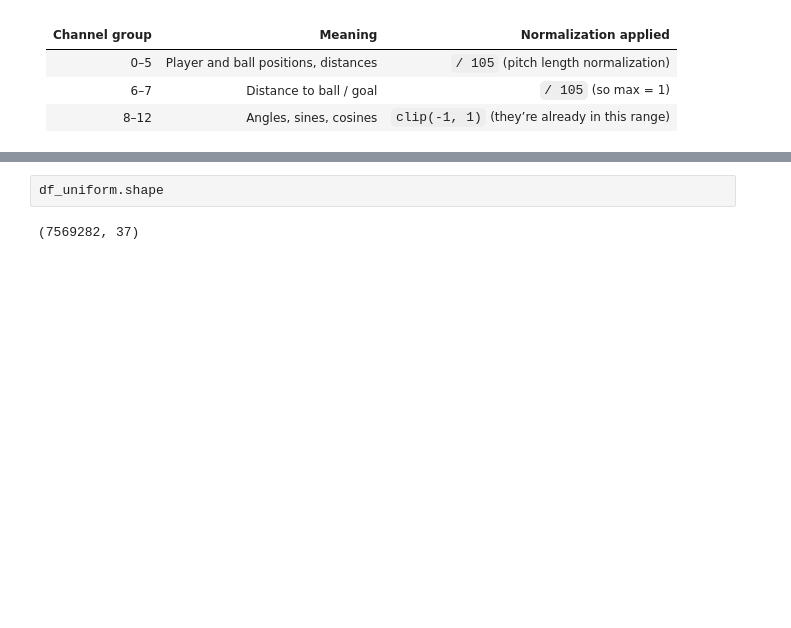
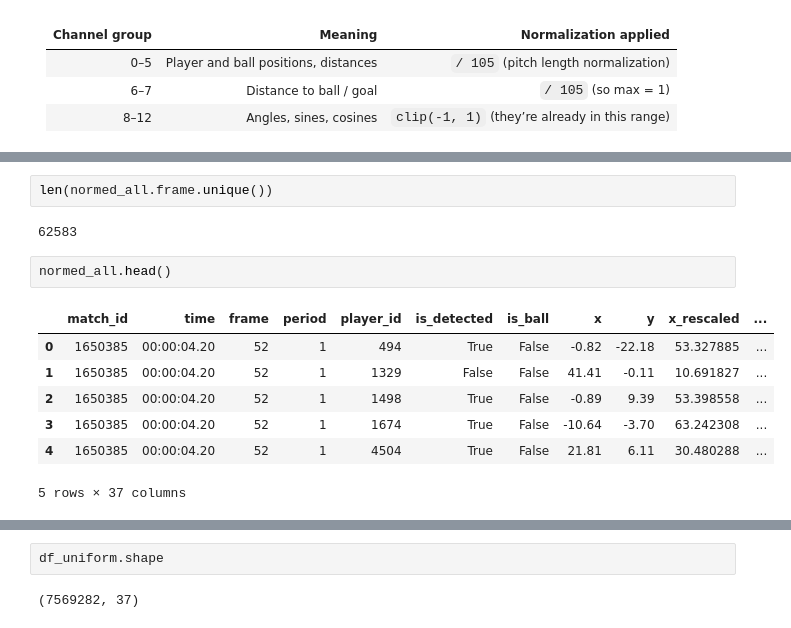
Before and after one commit to TustiWutsi/player_pitch_control_clustering, a Jupyter notebook: soccermap_training.ipynb, the cells around one changed output, grey strips where cells are left out. Saved outputs shown, nothing was run; the diff lists cells and outputs as text; blank space fills up the shorter version.

```diff
--- a/soccermap_training.ipynb
+++ b/soccermap_training.ipynb
@@ -1542,0 +2150,14 @@ normed_all.shape
+# %%
+len(normed_all.frame.unique())
+# %% [output]
+62583
+# %%
+normed_all.head()
+# %% [output]
+|  | match_id | time | frame | period | player_id | is_detected | is_ball | x | y | x_rescaled | ... |
+| 0 | 1650385 | 00:00:04.20 | 52 | 1 | 494 | True | False | -0.82 | -22.18 | 53.327885 | ... |
+| 1 | 1650385 | 00:00:04.20 | 52 | 1 | 1329 | False | False | 41.41 | -0.11 | 10.691827 | ... |
+| 2 | 1650385 | 00:00:04.20 | 52 | 1 | 1498 | True | False | -0.89 | 9.39 | 53.398558 | ... |
+| 3 | 1650385 | 00:00:04.20 | 52 | 1 | 1674 | True | False | -10.64 | -3.70 | 63.242308 | ... |
+| 4 | 1650385 | 00:00:04.20 | 52 | 1 | 4504 | True | False | 21.81 | 6.11 | 30.480288 | ... |
+5 rows × 37 columns
```
Also changed, not shown: parts of 58 cells of this notebook.
